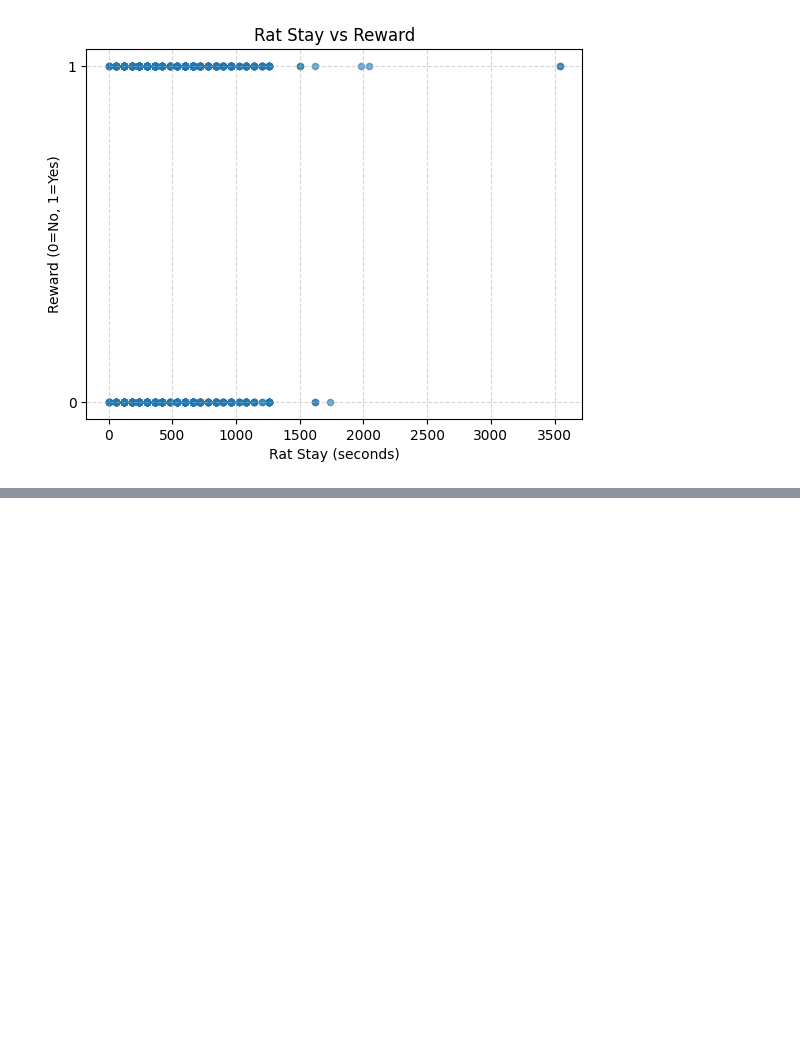
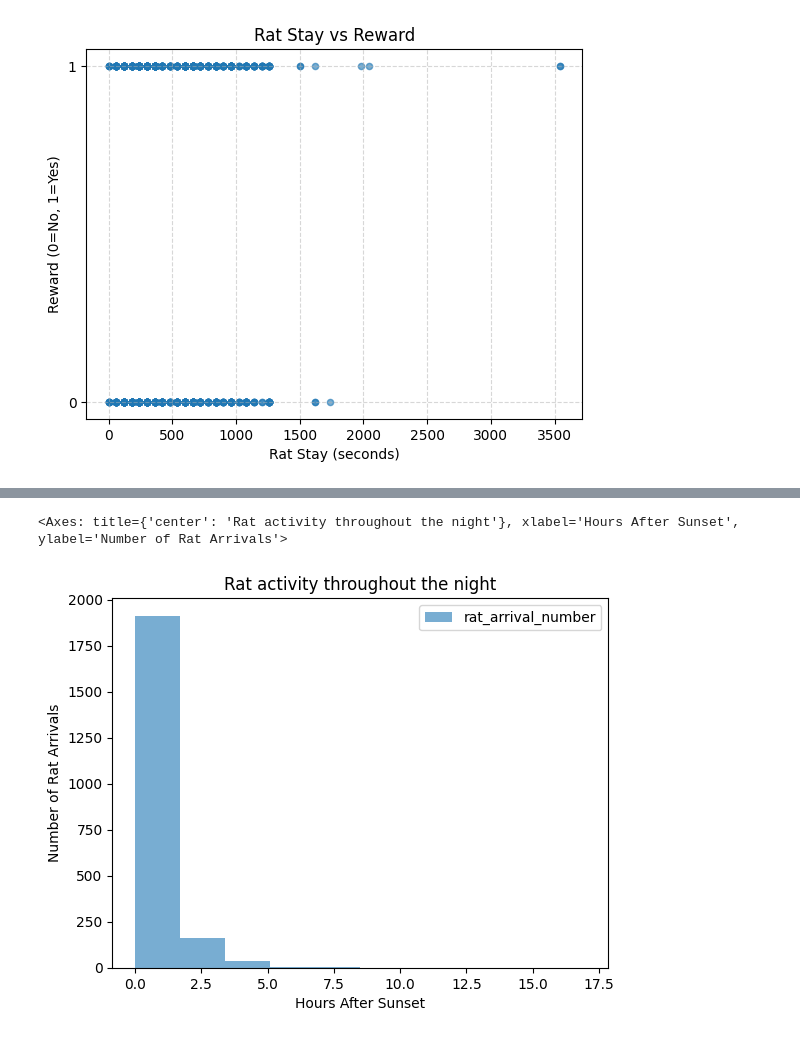
Before and after one commit to Roshan54321/Foundations_of_Data_Science_Assignment_2, a Jupyter notebook: assessment2.ipynb, the cells around one changed output, grey strips where cells are left out. Cells and saved outputs as stored; diff of their text form; code cells hidden in the pictures; blank space fills up the shorter version.

```diff
--- a/assessment2.ipynb
+++ b/assessment2.ipynb
@@ -160,0 +208,4 @@ plt.show()
+# %%
+# Create food scarcity indicator
+refined_dataset2['food_scarcity'] = pd.cut(refined_dataset2['food_availability'],
+                                          bins=3, labels=['Scarce', 'Moderate', 'Abundant'])
@@ -160,0 +228,12 @@ plt.show()
+# %%
+refined_dataset2.plot.hist(
+    x='hours_after_sunset',
+    y='rat_arrival_number',
+    alpha=0.6,
+    title='Rat activity throughout the night',
+    xlabel='Hours After Sunset',
+    ylabel='Number of Rat Arrivals'
+)
+# %% [output]
+<Axes: title={'center': 'Rat activity throughout the night'}, xlabel='Hours After Sunset', ylabel='Number of Rat Arrivals'>
+[figure, added]
```
Also changed, not shown: parts of 12 cells of this notebook.
